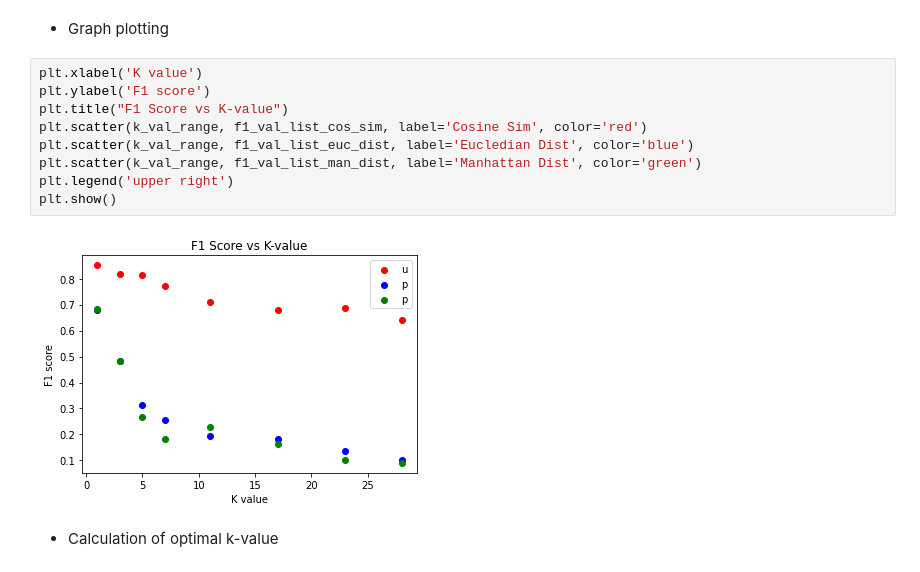
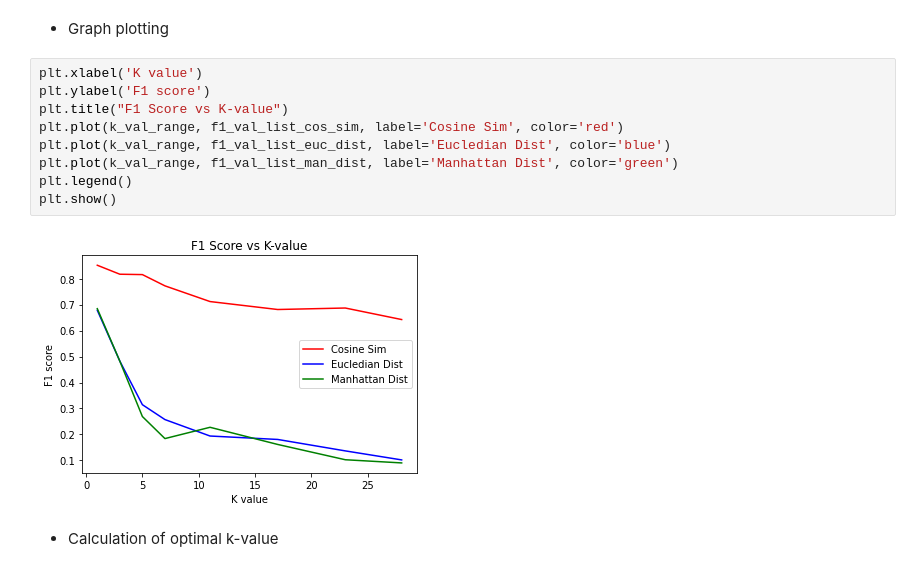
Before and after one commit to ashishrai96/SMAI_Assignment-1, a Jupyter notebook: Assignment1/rollnumber_Assignment1_Question3.ipynb, the cells around one changed output. Saved outputs shown, nothing was run; the diff lists cells and outputs as text.

```diff
--- a/Assignment1/rollnumber_Assignment1_Question3.ipynb
+++ b/Assignment1/rollnumber_Assignment1_Question3.ipynb
@@ -344,14 +344,14 @@ for k in k_val_range:
 # %%
 plt.xlabel('K value')
 plt.ylabel('F1 score')
 plt.title("F1 Score vs K-value")
-plt.scatter(k_val_range, f1_val_list_cos_sim, label='Cosine Sim', color='red')
-plt.scatter(k_val_range, f1_val_list_euc_dist, label='Eucledian Dist', color='blue')
-plt.scatter(k_val_range, f1_val_list_man_dist, label='Manhattan Dist', color='green')
-plt.legend('upper right')
+plt.plot(k_val_range, f1_val_list_cos_sim, label='Cosine Sim', color='red')
+plt.plot(k_val_range, f1_val_list_euc_dist, label='Eucledian Dist', color='blue')
+plt.plot(k_val_range, f1_val_list_man_dist, label='Manhattan Dist', color='green')
+plt.legend()
 plt.show()
 # %% [output]
-[figure, old version]
+[figure, new version]
 # %% [markdown]
 - Calculation of optimal k-value
 # %%
```
Also changed, not shown: parts of 1 cell of this notebook, 5 other files.
